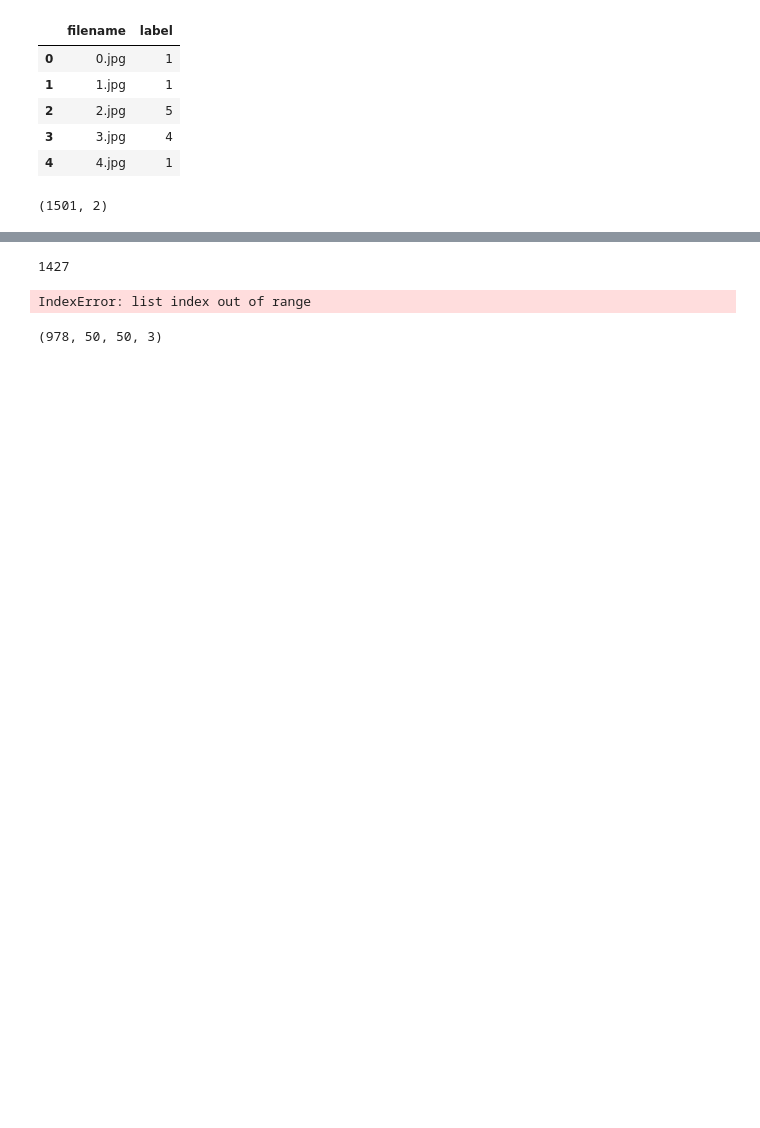
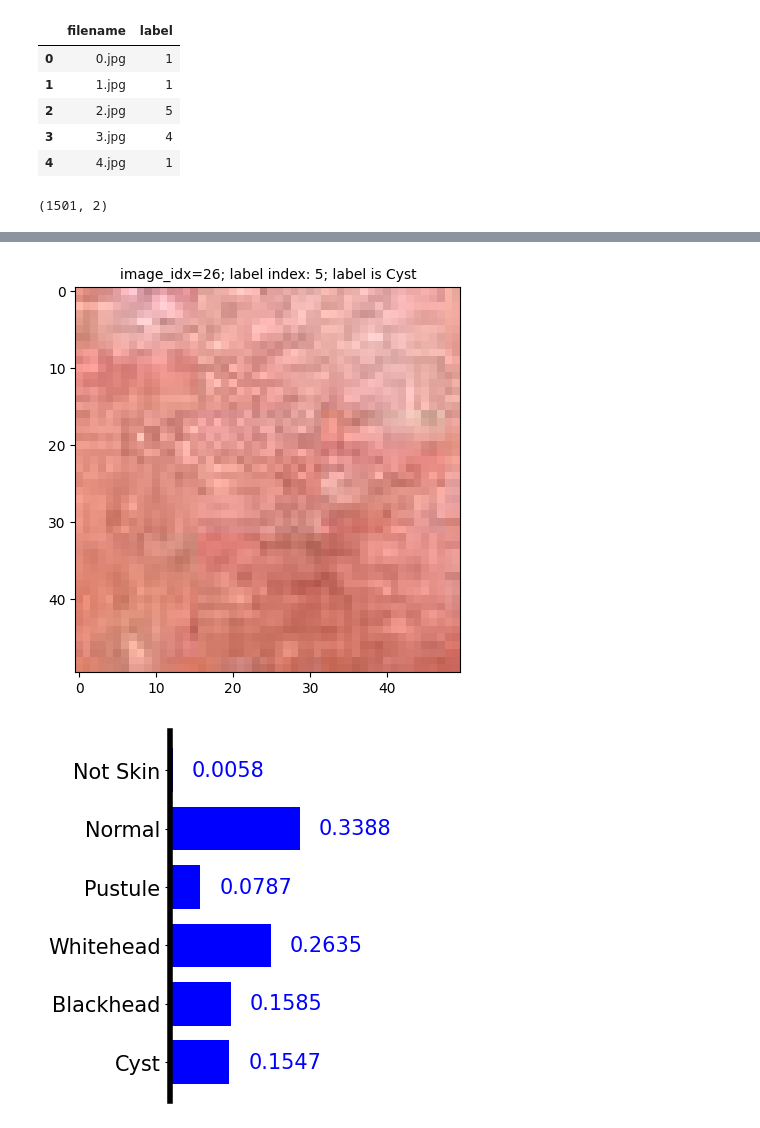
Before and after one commit to simasuiyuan/CS5242, a Jupyter notebook: project/Project_local.ipynb, the cells around one changed output, grey strips where cells are left out. Cells and saved outputs as stored; diff of their text form; code cells hidden in the pictures; blank space fills up the shorter version.

```diff
--- a/project/Project_local.ipynb
+++ b/project/Project_local.ipynb
@@ -42,3 +39,7 @@ from sklearn.model_selection import train_test_split
 from collections import Counter
 from skimage.transform import rotate, AffineTransform, warp
 from skimage.util import random_noise
+# %%
+import torch
+device= torch.device("cuda")
+print(device)
@@ -186,7 +244,7 @@ class VGG_convnet(nn.Module):
         super(VGG_convnet, self).__init__()
 
         # block 1:         3 x 50 x 50 --> 64 x 25 x 25
-        self.conv1a = nn.Conv2d(input_channel,   64,  kernel_size=3, padding=1 )
+        self.conv1a = nn.Conv2d(3,   64,  kernel_size=3, padding=1 )
         self.conv1b = nn.Conv2d(64,  64,  kernel_size=3, padding=1 )
         self.pool1  = nn.MaxPool2d(2,2)
 
@@ -209,9 +267,23 @@ class VGG_convnet(nn.Module):
         self.linear2 = nn.Linear(4608*2,4096)
         self.linear3 = nn.Linear(4096, num_class)
 
+    def rgb2hsv(self, input, epsilon=1e-10):
+        assert(input.shape[1] == 3)
+        r, g, b = input[:, 0], input[:, 1], input[:, 2]
+        max_rgb, argmax_rgb = input.max(1)
+        min_rgb, argmin_rgb = input.min(1)
+        max_min = max_rgb - min_rgb + epsilon
+        h1 = 60.0 * (g - r) / max_min + 60.0
+        h2 = 60.0 * (b - g) / max_min + 180.0
+        h3 = 60.0 * (r - b) / max_min + 300.0
+        h = torch.stack((h2, h3, h1), dim=0).gather(dim=0, index=argmin_rgb.unsqueeze(0)).squeeze(0)
+        s = max_min / (max_rgb + epsilon)
+        v = max_rgb
+        return torch.stack((h, s, v), dim=1)
 
     def forward(self, x):
         # print(x.shape)
+        x = self.rgb2hsv(x)
         # block 1:         3 x 32 x 32 --> 64 x 16 x 16
         x = self.conv1a(x)
         x = torch.relu(x)
@@ -338,2 +400,0 @@ def train_network(X_train, y_train, X_test, y_test):
-# %%
-train_network(X_train, y_train, X_test, y_test)
@@ -341,0 +401,12 @@ MemoryError: Unable to allocate 6.73 GiB for an array with shape (6000, 224, 224
+# %%
+num_class = 6
+X_train = torch.from_numpy(np.array(X_train).astype(np.float32))
+y_train = torch.from_numpy(np.array(y_train).astype(np.float32)).type(torch.LongTensor)
+X_test = torch.from_numpy(np.array(X_test).astype(np.float32))
+y_test = torch.from_numpy(np.array(y_test).astype(np.float32)).type(torch.LongTensor)
+
+net = VGG_convnet(3, num_class).to(device)
+mean = X_train.mean().to(device)
+std = X_train.std().to(device)
+
+train_network(X_train, y_train, X_test, y_test, net, mean, std)
@@ -342,33 +453,30 @@ MemoryError: Unable to allocate 6.73 GiB for an array with shape (6000, 224, 224
 # %%
 # choose a picture at random
 idx=randint(0, 1500)
 label = ('Not Skin', 'Normal', 'Pustule', 'Whitehead', 'Blackhead', 'Cyst',)
 
-print(idx)
 im=X[idx]
 # X_train, X_test, y_train, y_test
 # diplay the picture
-image_label = f"label index: {y[idx]}; label is {label[y[idx]]}"
+image_label = f"image_idx={idx}; label index: {y[idx]}; label is {label[y[idx]]}"
 image_utils().plot_image(im,title=image_label, figsize=(5,5))
 
-im = torch.from_numpy(np.array(im).astype(np.float32))
+im=X[idx]
+im = torch.from_numpy(np.array(im).astype(np.float32)).to(device)
 X_train_ = torch.from_numpy(np.array(X_train).astype(np.float32))
 X_train_ = X_train_.view(-1, 3, 50, 50)
 mean= X_train_.mean()
 std= X_train_.std()
 # # send to device, rescale, and view as a batch of 1
 # im = im.to(device)
 im= (im-mean) / std
+
 im=im.view(1,3,50,50)
 
 # # feed it to the net and display the confidence scores
 scores =  net(im)
 probs= torch.softmax(scores, dim=1)
 image_utils().show_prob_pimples(probs.cpu())
 # %% [output]
-1427
-IndexError: list index out of range
+[figure, added]
+[figure, added]
-# %%
-np.array(X).shape
-# %% [output]
-(978, 50, 50, 3)
```
Also changed, not shown: parts of 17 cells of this notebook.
